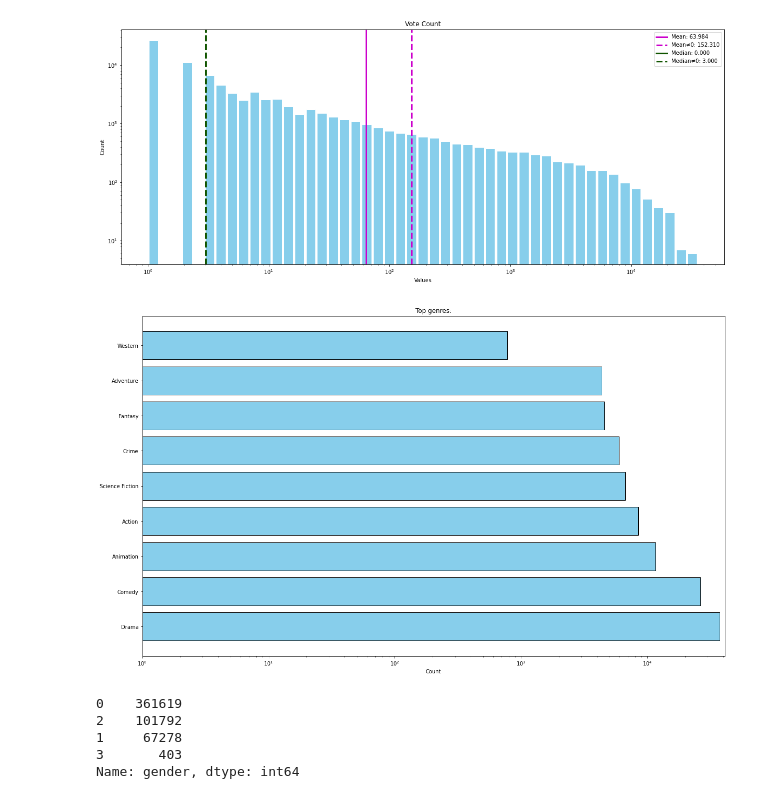
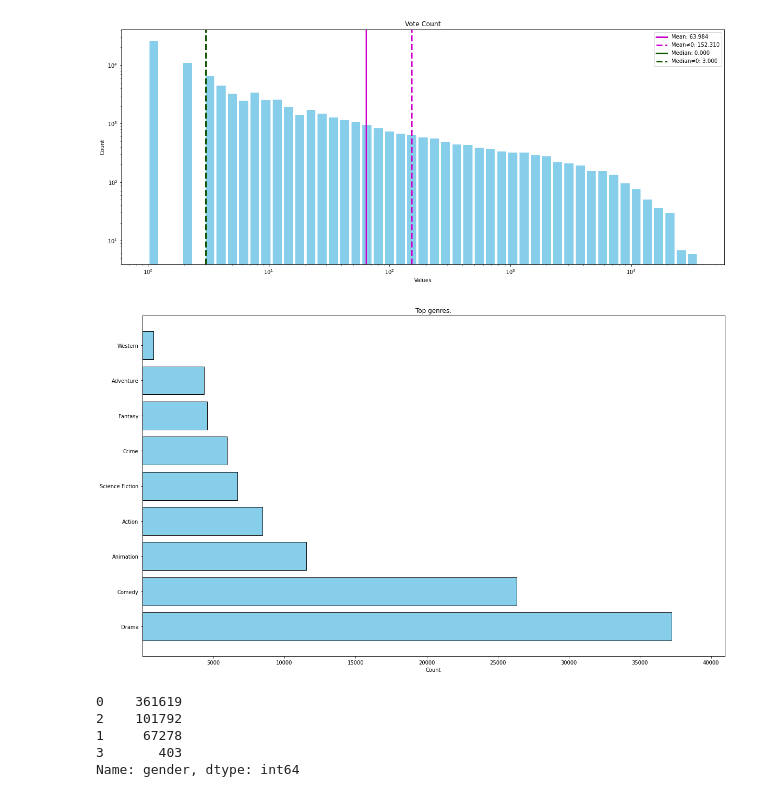
Before and after one commit to Simo067m/ComSocSci-Assignments, a Jupyter notebook: project/data_analysis.ipynb, the cells around one changed output. Cells and saved outputs as stored; diff of their text form; code cells hidden in the pictures.

```diff
--- a/project/data_analysis.ipynb
+++ b/project/data_analysis.ipynb
@@ -166,25 +166,25 @@ def show_hist(col, title="Histogram", bins=50, logx=False, logy=False):
     ax.legend()
     plt.show()
 
-def show_list_count(col, apply_mapping = None, measure_str = "", top_count=15, bottom_count=15, use_barplot=True, logy=False):
+def show_list_count(col, apply_mapping = None, measure_str = "", top_count=15, logy=False, use_figure=None, use_idx=None):
     exploded_col = col.explode()
     if apply_mapping:
         exploded_col = exploded_col.map(apply_mapping)
     count_col = exploded_col.value_counts()
-    if use_barplot:
+    if use_figure:
+        ax = use_figure.add_subplot(*use_idx)
+    else:
         fig, ax = plt.subplots(1,1,figsize=(20,12))
-        ax.barh(list(count_col.head(top_count).index), list(count_col.head(top_count).values), color='skyblue', edgecolor='black')
-        # ax.set_xlabel('')
-        ax.set_title(f"Top {top_count if top_count < count_col.size else ''}{measure_str}:")
-        ax.set_xlabel('Count')
-        ax.set_xscale('log' if logy else 'linear')
-        ax.set_xlim([min(count_col.min(),1), count_col.max()*1.1])
+    ax.barh(list(count_col.head(top_count).index), list(count_col.head(top_count).values), color='skyblue', edgecolor='black')
+    # ax.set_xlabel('')
+    ax.set_title(f"Top {top_count if top_count < count_col.size else ''}{measure_str}:")
+    ax.set_xlabel('Count')
+    ax.set_xscale('log' if logy else 'linear')
+    ax.set_xlim([min(count_col.min(),1), count_col.max()*1.1])
+    if use_figure:
+        return use_figure
+    else:
         plt.show()
-    else:
-        print(f"Top {top_count}{measure_str}:")
-        display(count_col.head(top_count))
-        print(f"\nBottom {bottom_count}{measure_str}:")
-        display(count_col.tail(bottom_count))
 # %%
 # Movie: budget
 # show_hist(movies_df["budget"], title="Budget histogram", logy=True)
@@ -266,9 +266,9 @@ show_hist(movies_df["vote_count"],title="Vote Count", logx=True, logy=True)
 # %%
 # Movie: combined_genres
 mapping_func = lambda id: get_genre[id] if id in get_company else None
-show_list_count(movies_df["combined_genres"], apply_mapping=mapping_func, measure_str="genres", top_count=50, use_barplot=True, logy=True)
+show_list_count(movies_df["combined_genres"], apply_mapping=mapping_func, measure_str="genres", top_count=50, logy=False)
 # %% [output]
-[figure, old version]
+[figure, new version]
 # %%
 # Cast: gender
 cast_df["gender"].value_counts()
```
Also changed, not shown: parts of 6 cells of this notebook, 5 other files.
